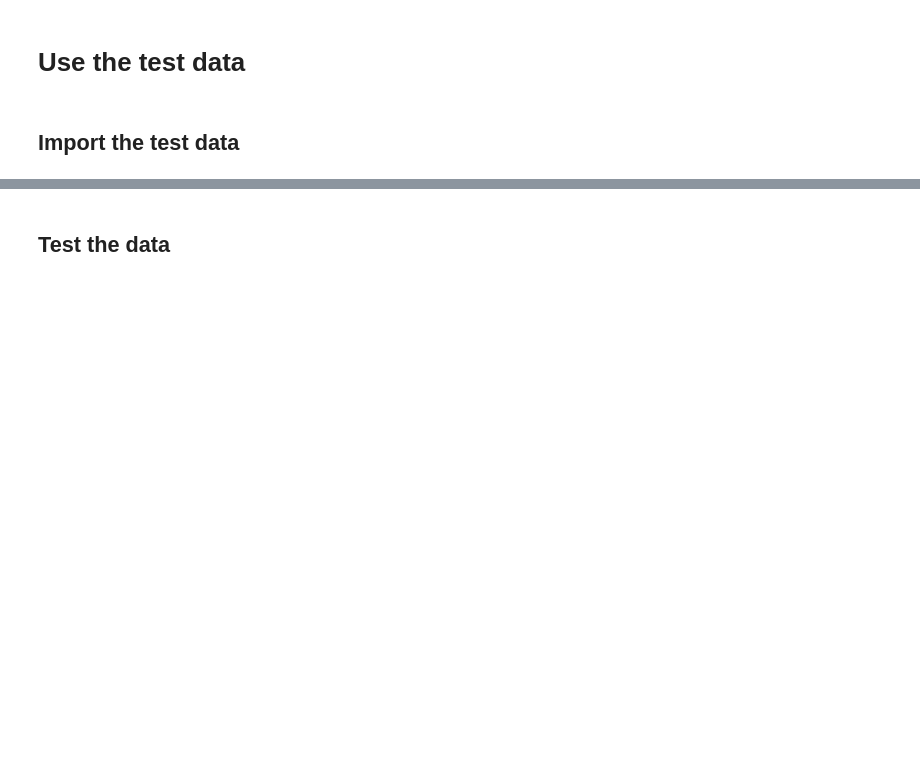
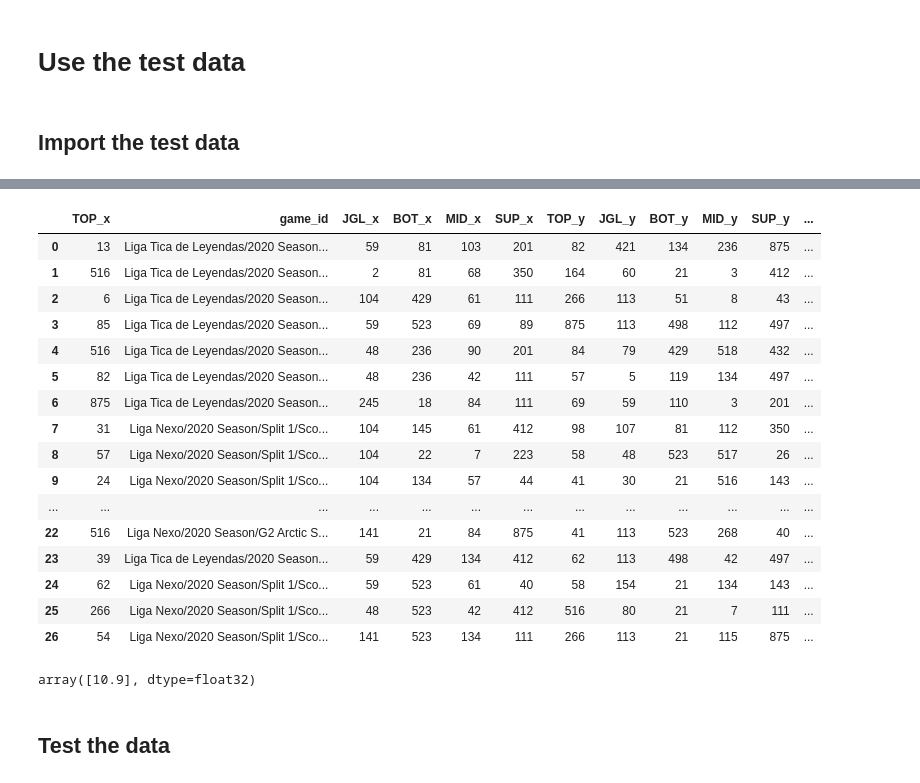
Before and after one commit to stephanyvargas/LoL_winner_predictor, a Jupyter notebook: notebooks/LeagueOfLeguends.ipynb, the cells around one changed output, grey strips where cells are left out. Cells and saved outputs as stored; diff of their text form; code cells hidden in the pictures; blank space fills up the shorter version.

```diff
--- a/notebooks/LeagueOfLeguends.ipynb
+++ b/notebooks/LeagueOfLeguends.ipynb
@@ -27,3 +20,18 @@ df_teams_ML.head()
 import numpy as np
 import pandas as pd
 from tqdm import tqdm
+# %%
+def rearrange_df(df):
+    df_top = df[['champion_id', 'game_id']][df.role == 'TOP']
+    df_jgl = df[['champion_id', 'game_id']][df.role == 'JGL']
+    df_top_jgl = pd.merge(df_top.rename(columns={'champion_id': 'TOP'}), df_jgl.rename(columns={'champion_id': 'JGL'}), on='game_id')
+
+    df_bot = df[['champion_id', 'game_id']][df.role == 'BOT']
+    df_mid = df[['champion_id', 'game_id']][df.role == 'MID']
+    df_bot_mid = pd.merge(df_bot.rename(columns={'champion_id': 'BOT'}), df_mid.rename(columns={'champion_id': 'MID'}), on='game_id')
+
+    df_top_jgl_bot_mid = pd.merge(df_top_jgl, df_bot_mid, on='game_id')
+
+    df_sup = df[['champion_id', 'game_id']][df.role == 'SUP']
+    df_top_jgl_bot_mid_sup = pd.merge(df_top_jgl_bot_mid, df_sup.rename(columns={'champion_id': 'SUP'}), on='game_id')
+    return df_top_jgl_bot_mid_sup
@@ -205,0 +337,6 @@ test_teams_ML.head(2)
+# %%
+#Fix the dataframe with the columns we need
+test_blue = rearrange_df(test_BLUE)
+test_red = rearrange_df(test_RED)
+test_data = pd.merge(test_blue, test_red, on='game_id')
+test_data
@@ -205,0 +361,4 @@ test_teams_ML.head(2)
+# %%
+#get the side that won
+test_teams['game_id'] = test_teams['id']
+test_teams[['winner', 'game_id']]
@@ -206,3 +383,28 @@ test_teams_ML.head(2)
+# %%
+full_test_data = pd.merge(test_data, test_teams[['winner', 'game_id']], on='game_id')
+full_test_data
+# %% [output]
+|  | TOP_x | game_id | JGL_x | BOT_x | MID_x | SUP_x | TOP_y | JGL_y | BOT_y | MID_y | SUP_y | ... |
+| 0 | 13 | Liga Tica de Leyendas/2020 Season... | 59 | 81 | 103 | 201 | 82 | 421 | 134 | 236 | 875 | ... |
+| 1 | 516 | Liga Tica de Leyendas/2020 Season... | 2 | 81 | 68 | 350 | 164 | 60 | 21 | 3 | 412 | ... |
+| 2 | 6 | Liga Tica de Leyendas/2020 Season... | 104 | 429 | 61 | 111 | 266 | 113 | 51 | 8 | 43 | ... |
+| 3 | 85 | Liga Tica de Leyendas/2020 Season... | 59 | 523 | 69 | 89 | 875 | 113 | 498 | 112 | 497 | ... |
+| 4 | 516 | Liga Tica de Leyendas/2020 Season... | 48 | 236 | 90 | 201 | 84 | 79 | 429 | 518 | 432 | ... |
+| 5 | 82 | Liga Tica de Leyendas/2020 Season... | 48 | 236 | 42 | 111 | 57 | 5 | 119 | 134 | 497 | ... |
+| 6 | 875 | Liga Tica de Leyendas/2020 Season... | 245 | 18 | 84 | 111 | 69 | 59 | 110 | 3 | 201 | ... |
+| 7 | 31 | Liga Nexo/2020 Season/Split 1/Sco... | 104 | 145 | 61 | 412 | 98 | 107 | 81 | 112 | 350 | ... |
+| 8 | 57 | Liga Nexo/2020 Season/Split 1/Sco... | 104 | 22 | 7 | 223 | 58 | 48 | 523 | 517 | 26 | ... |
+| 9 | 24 | Liga Nexo/2020 Season/Split 1/Sco... | 104 | 134 | 57 | 44 | 41 | 30 | 21 | 516 | 143 | ... |
+| ... | ... | ... | ... | ... | ... | ... | ... | ... | ... | ... | ... | ... |
+| 22 | 516 | Liga Nexo/2020 Season/G2 Arctic S... | 141 | 21 | 84 | 875 | 41 | 113 | 523 | 268 | 40 | ... |
+| 23 | 39 | Liga Tica de Leyendas/2020 Season... | 59 | 429 | 134 | 412 | 62 | 113 | 498 | 42 | 497 | ... |
+| 24 | 62 | Liga Nexo/2020 Season/Split 1/Sco... | 59 | 523 | 61 | 40 | 58 | 154 | 21 | 134 | 143 | ... |
+| 25 | 266 | Liga Nexo/2020 Season/Split 1/Sco... | 48 | 523 | 42 | 412 | 516 | 80 | 21 | 7 | 111 | ... |
+| 26 | 54 | Liga Nexo/2020 Season/Split 1/Sco... | 141 | 523 | 134 | 111 | 266 | 113 | 21 | 115 | 875 | ... |
+# %%
+np.unique(test_teams.patch)
+# %% [output]
+array([10.9], dtype=float32)
 # %% [markdown]
 ## Test the data
 # %%
```
Also changed, not shown: parts of 55 cells of this notebook.
